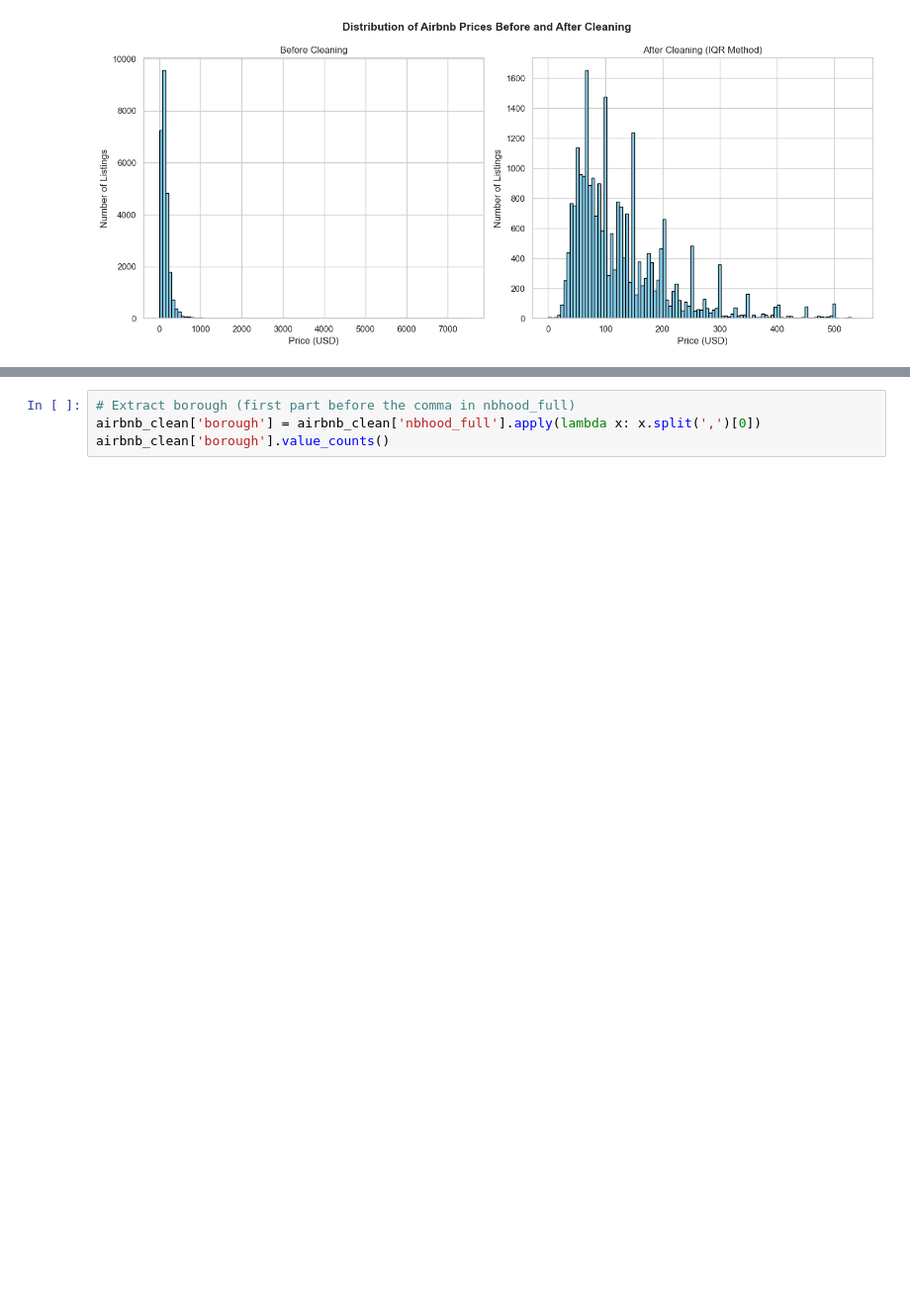
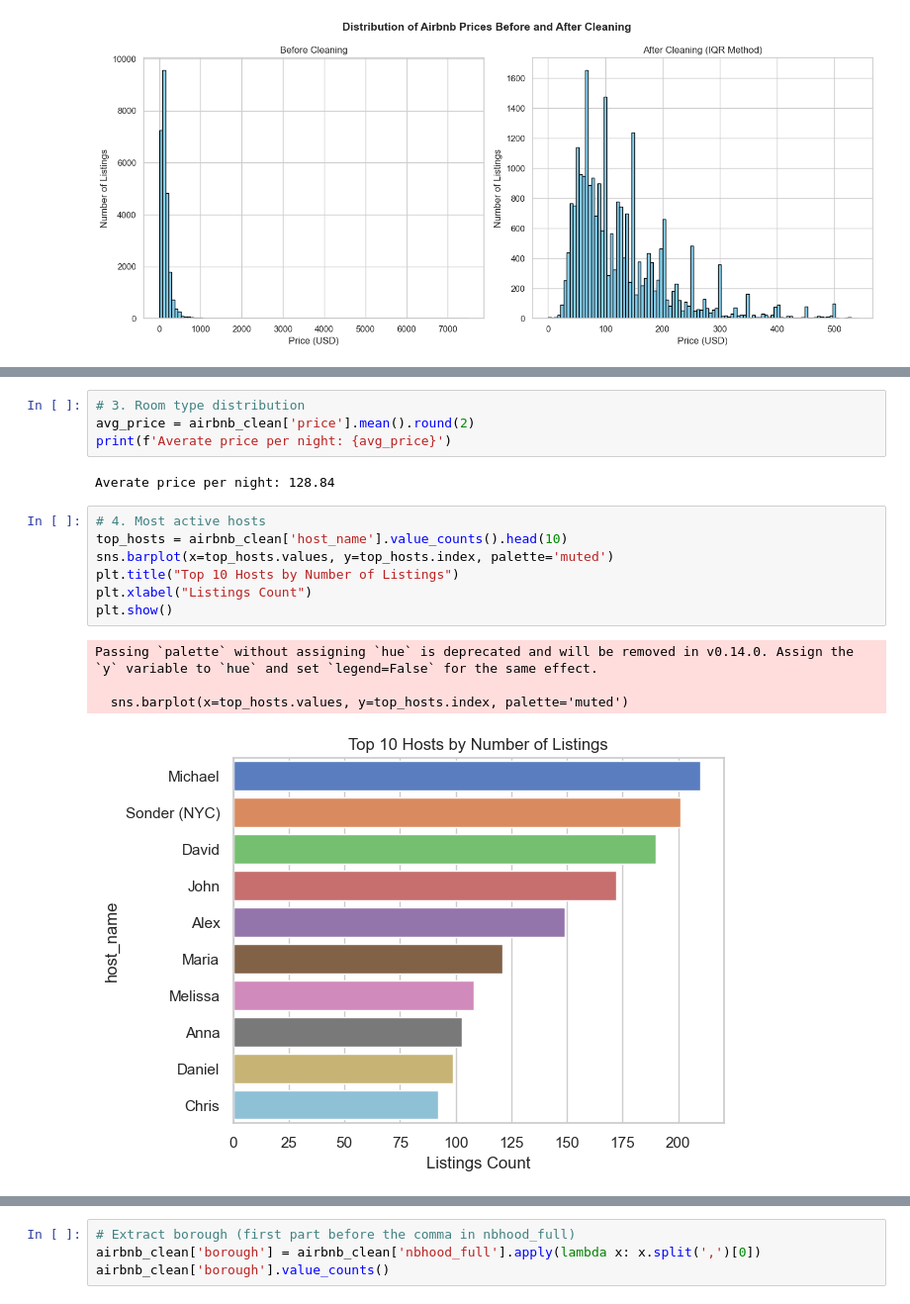
Before and after one commit to phantiraSea/data_practice, a Jupyter notebook: practice_airbnb.ipynb, the cells around one changed output, grey strips where cells are left out. Shown at 99% size. Saved outputs shown, nothing was run; the diff lists cells and outputs as text; blank space fills up the shorter version.

```diff
--- a/practice_airbnb.ipynb
+++ b/practice_airbnb.ipynb
@@ -498,0 +550,18 @@ plt.show()
+# %%
+# 3. Room type distribution
+avg_price = airbnb_clean['price'].mean().round(2)
+print(f'Averate price per night: {avg_price}')
+# %% [output]
+Averate price per night: 128.84
+# %%
+# 4. Most active hosts
+top_hosts = airbnb_clean['host_name'].value_counts().head(10)
+sns.barplot(x=top_hosts.values, y=top_hosts.index, palette='muted')
+plt.title("Top 10 Hosts by Number of Listings")
+plt.xlabel("Listings Count")
+plt.show()
+# %% [output]
+Passing `palette` without assigning `hue` is deprecated and will be removed in v0.14.0. Assign the `y` variable to `hue` and set `legend=False` for the same effect.
+
+  sns.barplot(x=top_hosts.values, y=top_hosts.index, palette='muted')
+[figure, added]
```
Also changed, not shown: parts of 44 cells of this notebook.
